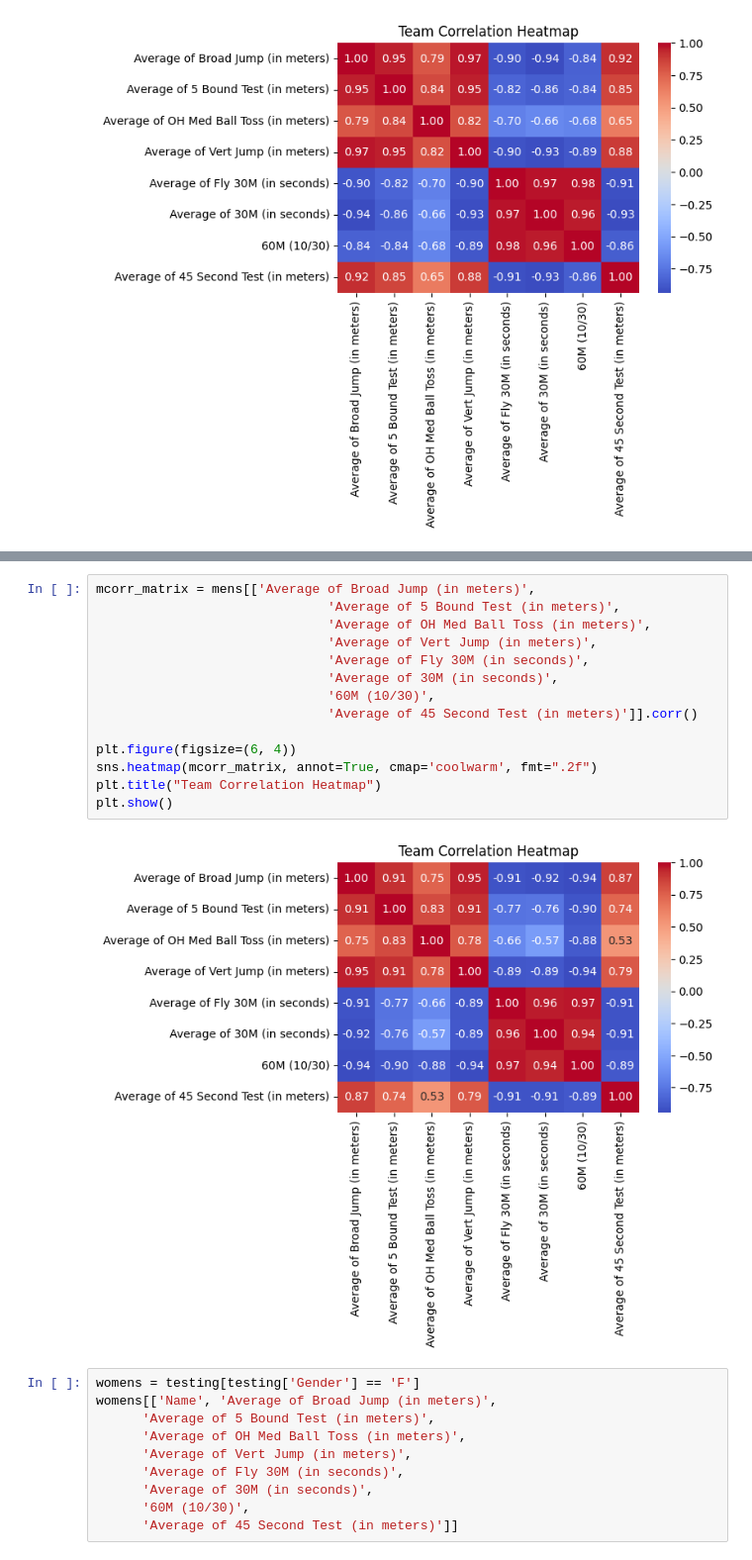
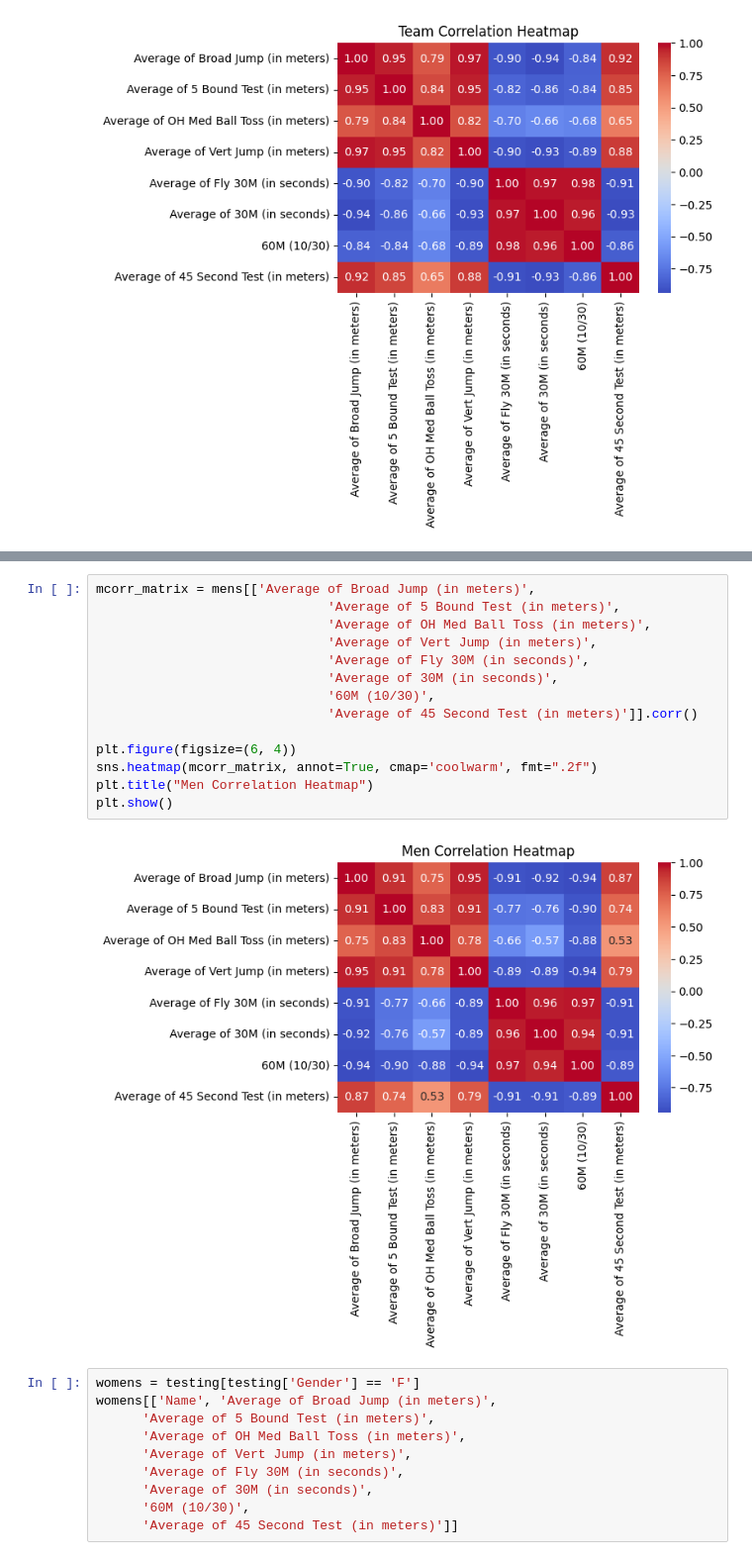
Before and after one commit to vtrackstar/Google-DA-Projects, a Jupyter notebook: ctnf-test-data.ipynb, the cells around one changed output, grey strips where cells are left out. Shown at 99% size. Drawn from its saved outputs; the diff is of its cells as text.

```diff
--- a/ctnf-test-data.ipynb
+++ b/ctnf-test-data.ipynb
@@ -102,19 +102,19 @@ mens[['Name', 'Average of Broad Jump (in meters)',
 # %%
 mcorr_matrix = mens[['Average of Broad Jump (in meters)',
                               'Average of 5 Bound Test (in meters)',
                               'Average of OH Med Ball Toss (in meters)',
                               'Average of Vert Jump (in meters)',
                               'Average of Fly 30M (in seconds)',
                               'Average of 30M (in seconds)',
                               '60M (10/30)',
                               'Average of 45 Second Test (in meters)']].corr()
 
 plt.figure(figsize=(6, 4))
 sns.heatmap(mcorr_matrix, annot=True, cmap='coolwarm', fmt=".2f")
-plt.title("Team Correlation Heatmap")
+plt.title("Men Correlation Heatmap")
 plt.show()
 # %% [output]
-[figure, old version]
+[figure, new version]
 # %%
 womens = testing[testing['Gender'] == 'F']
 womens[['Name', 'Average of Broad Jump (in meters)',
```
Also changed, not shown: parts of 2 cells of this notebook.
